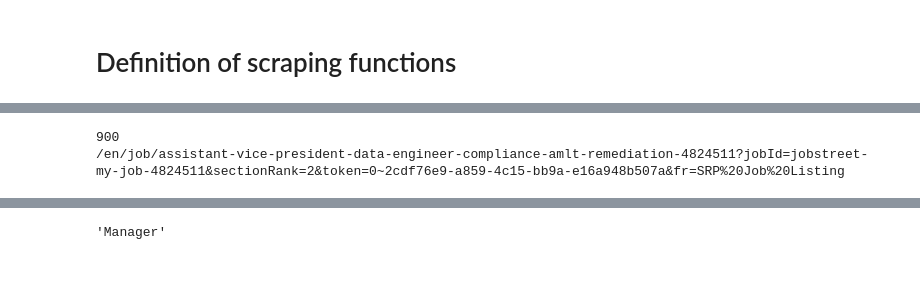
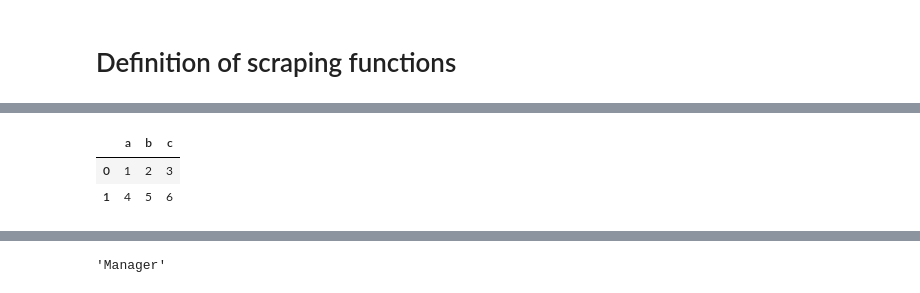
Before and after one commit to roosern-dev/Malaysia_data_jobs_analysis, a Jupyter notebook: data/scraping.ipynb, the cells around one changed output, grey strips where cells are left out. Cells and saved outputs as stored; diff of their text form; code cells hidden in the pictures.

```diff
--- a/data/scraping.ipynb
+++ b/data/scraping.ipynb
@@ -223,6 +244,13 @@ done!
-# %%
-print(len(results))
-print(results[1])
-# %% [output]
-900
-/en/job/assistant-vice-president-data-engineer-compliance-amlt-remediation-4824511?jobId=jobstreet-my-job-4824511&sectionRank=2&token=0~2cdf76e9-a859-4c15-bb9a-e16a948b507a&fr=SRP%20Job%20Listing
+# %%
+df = pd.DataFrame(columns=['a', 'b', 'c'])
+
+data1 = {'a':1, 'b':2, 'c':3}
+data2 = {'a':4, 'b':5, 'c':6}
+
+df = df.append(data1, ignore_index=True)
+df = df.append(data2, ignore_index=True)
+df
+# %% [output]
+|  | a | b | c |
+| 0 | 1 | 2 | 3 |
+| 1 | 4 | 5 | 6 |
```
Also changed, not shown: parts of 13 cells of this notebook.
